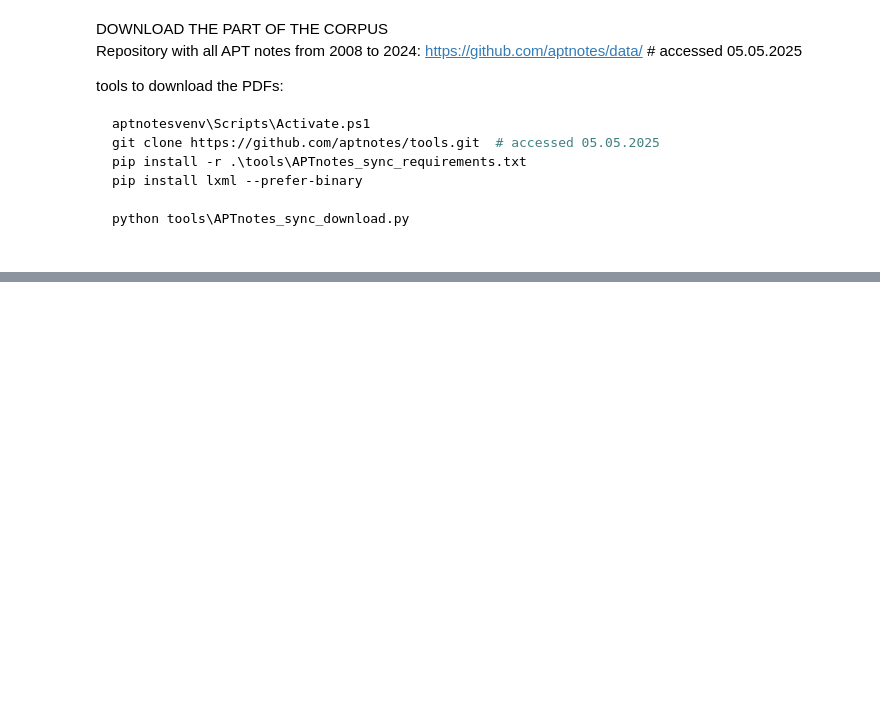
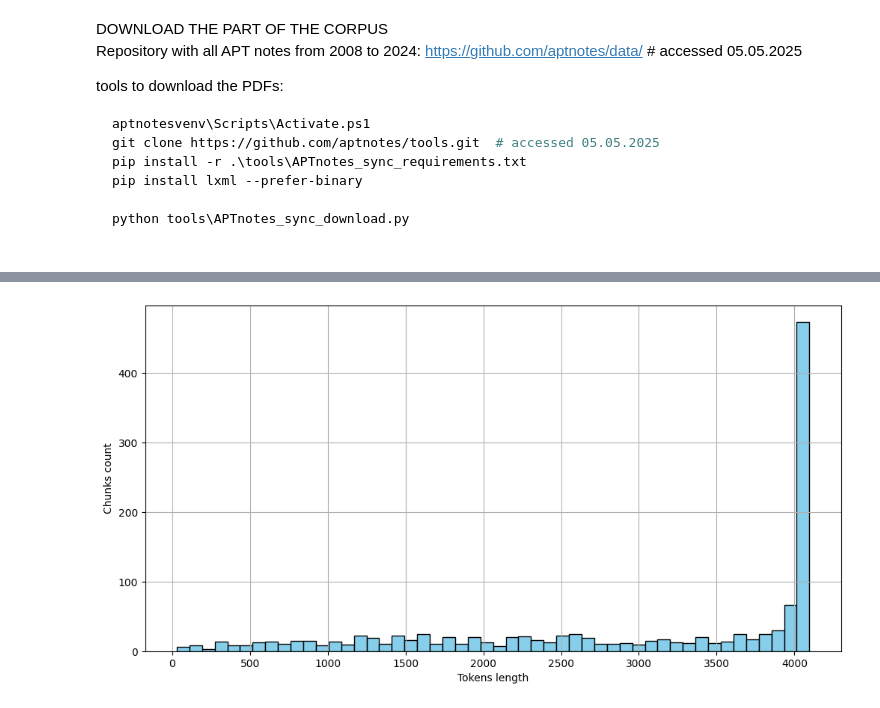
Before and after one commit to zuza571/AI-Generated-CTI, a Jupyter notebook: dataset_creation.ipynb, the cells around one changed output, grey strips where cells are left out. Drawn from its saved outputs; the diff is of its cells as text; code cells hidden in the pictures; blank space fills up the shorter version.

```diff
--- a/dataset_creation.ipynb
+++ b/dataset_creation.ipynb
@@ -82,0 +188,15 @@ Max output len: 7594
+# %%
+import matplotlib.pyplot as plt
+
+lengths = [len(tokenizer(chunk, add_special_tokens=False)["input_ids"]) for chunk in output_chunks]
+
+plt.figure(figsize=(12,6))
+plt.hist(lengths, bins=50, color='skyblue', edgecolor='black')
+# plt.title("Distribution of chunk lengths")
+plt.xlabel("Tokens length")
+plt.ylabel("Chunks count")
+plt.grid(True)
+plt.savefig('aptnotes_chunk_length_distribution.svg')
+plt.show()
+# %% [output]
+[figure, added]
```
Also changed, not shown: parts of 3 cells of this notebook, 8 other files.
